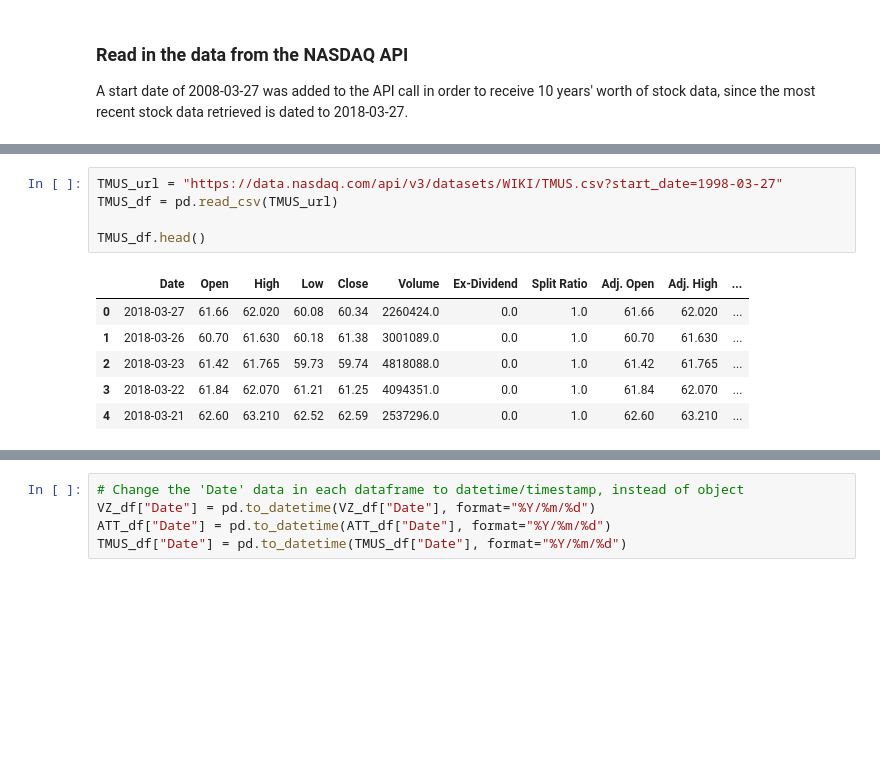
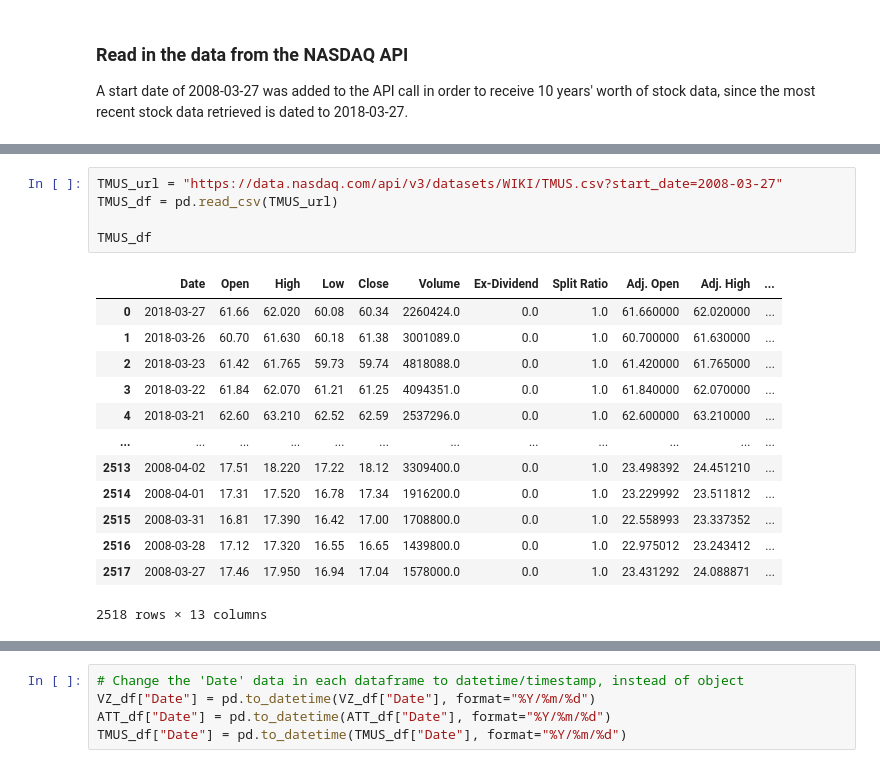
Before and after one commit to knnthchng/StockAnalysis, a Jupyter notebook: StockAnalysis.ipynb, the cells around one changed output, grey strips where cells are left out. Saved outputs shown, nothing was run; the diff lists cells and outputs as text; blank space fills up the shorter version.

```diff
--- a/StockAnalysis.ipynb
+++ b/StockAnalysis.ipynb
@@ -27,15 +48,22 @@ ATT_df.tail()
 # %%
-TMUS_url = "https://data.nasdaq.com/api/v3/datasets/WIKI/TMUS.csv?start_date=1998-03-27"
+TMUS_url = "https://data.nasdaq.com/api/v3/datasets/WIKI/TMUS.csv?start_date=2008-03-27"
 TMUS_df = pd.read_csv(TMUS_url)
 
-TMUS_df.head()
+TMUS_df
 # %% [output]
 |  | Date | Open | High | Low | Close | Volume | Ex-Dividend | Split Ratio | Adj. Open | Adj. High | ... |
-| 0 | 2018-03-27 | 61.66 | 62.020 | 60.08 | 60.34 | 2260424.0 | 0.0 | 1.0 | 61.66 | 62.020 | ... |
-| 1 | 2018-03-26 | 60.70 | 61.630 | 60.18 | 61.38 | 3001089.0 | 0.0 | 1.0 | 60.70 | 61.630 | ... |
-| 2 | 2018-03-23 | 61.42 | 61.765 | 59.73 | 59.74 | 4818088.0 | 0.0 | 1.0 | 61.42 | 61.765 | ... |
-| 3 | 2018-03-22 | 61.84 | 62.070 | 61.21 | 61.25 | 4094351.0 | 0.0 | 1.0 | 61.84 | 62.070 | ... |
-| 4 | 2018-03-21 | 62.60 | 63.210 | 62.52 | 62.59 | 2537296.0 | 0.0 | 1.0 | 62.60 | 63.210 | ... |
+| 0 | 2018-03-27 | 61.66 | 62.020 | 60.08 | 60.34 | 2260424.0 | 0.0 | 1.0 | 61.660000 | 62.020000 | ... |
+| 1 | 2018-03-26 | 60.70 | 61.630 | 60.18 | 61.38 | 3001089.0 | 0.0 | 1.0 | 60.700000 | 61.630000 | ... |
+| 2 | 2018-03-23 | 61.42 | 61.765 | 59.73 | 59.74 | 4818088.0 | 0.0 | 1.0 | 61.420000 | 61.765000 | ... |
+| 3 | 2018-03-22 | 61.84 | 62.070 | 61.21 | 61.25 | 4094351.0 | 0.0 | 1.0 | 61.840000 | 62.070000 | ... |
+| 4 | 2018-03-21 | 62.60 | 63.210 | 62.52 | 62.59 | 2537296.0 | 0.0 | 1.0 | 62.600000 | 63.210000 | ... |
+| ... | ... | ... | ... | ... | ... | ... | ... | ... | ... | ... | ... |
+| 2513 | 2008-04-02 | 17.51 | 18.220 | 17.22 | 18.12 | 3309400.0 | 0.0 | 1.0 | 23.498392 | 24.451210 | ... |
+| 2514 | 2008-04-01 | 17.31 | 17.520 | 16.78 | 17.34 | 1916200.0 | 0.0 | 1.0 | 23.229992 | 23.511812 | ... |
+| 2515 | 2008-03-31 | 16.81 | 17.390 | 16.42 | 17.00 | 1708800.0 | 0.0 | 1.0 | 22.558993 | 23.337352 | ... |
+| 2516 | 2008-03-28 | 17.12 | 17.320 | 16.55 | 16.65 | 1439800.0 | 0.0 | 1.0 | 22.975012 | 23.243412 | ... |
+| 2517 | 2008-03-27 | 17.46 | 17.950 | 16.94 | 17.04 | 1578000.0 | 0.0 | 1.0 | 23.431292 | 24.088871 | ... |
+2518 rows × 13 columns
 # %%
 # Check the data types for one of the dataframes (since they all come from the same API)
 VZ_df.info()
```
Also changed, not shown: parts of 12 cells of this notebook, 4 other files.
